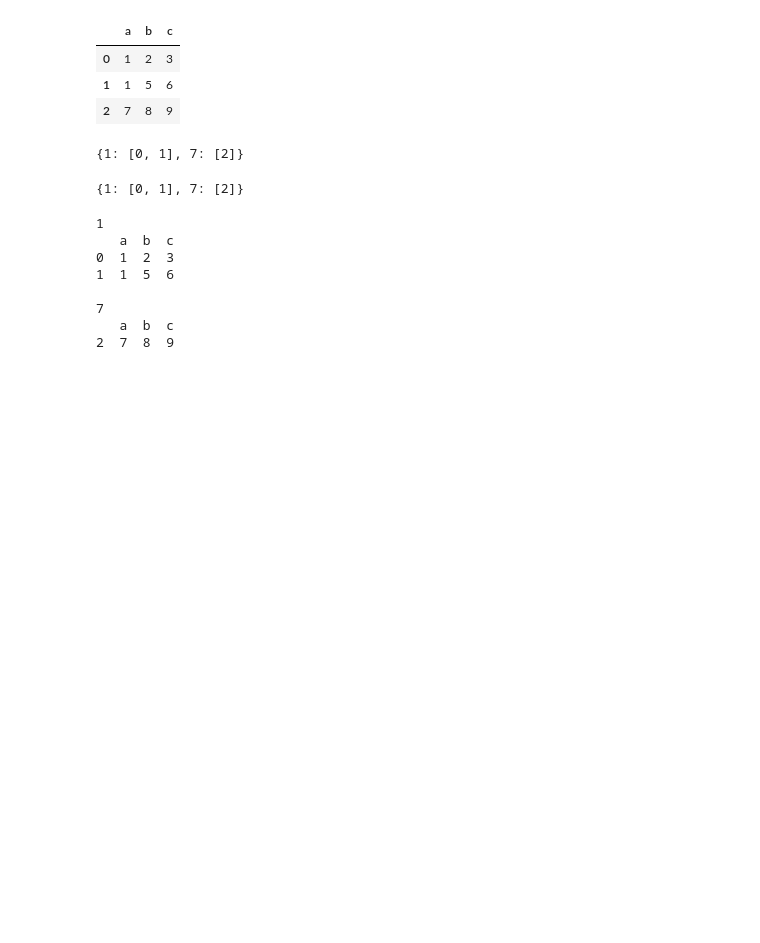
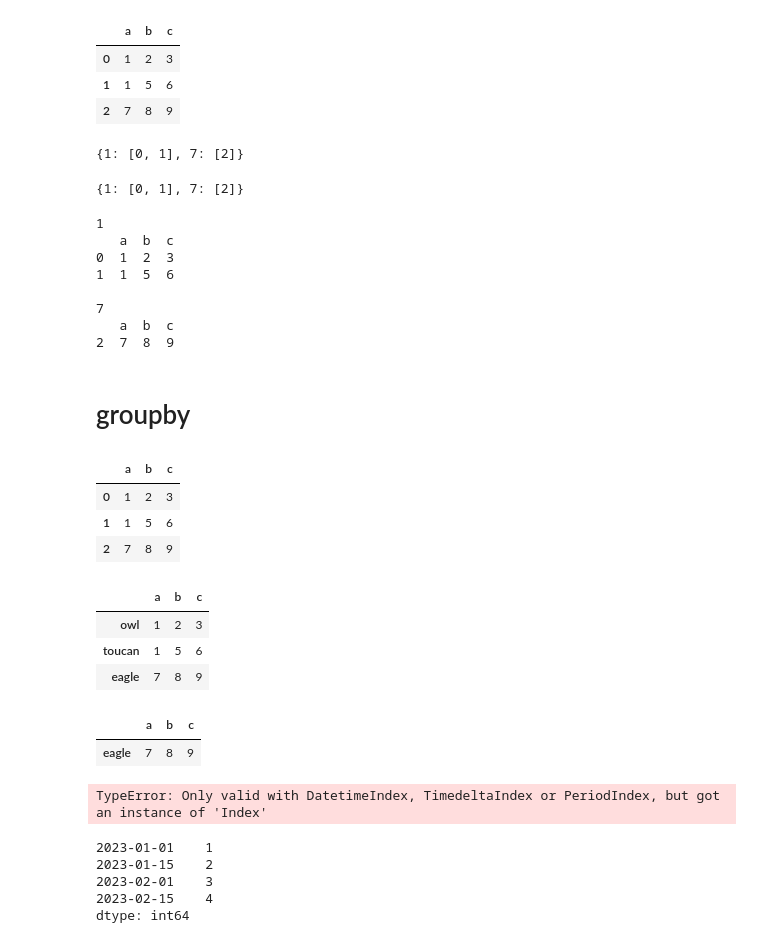
Before and after one commit to Junglepan/Pandas_Learning, a Jupyter notebook: DXWL_DATA/pandas_learning.ipynb, the cells around one changed output. Drawn from its saved outputs; the diff is of its cells as text; code cells hidden in the pictures; blank space fills up the shorter version.

```diff
--- a/DXWL_DATA/pandas_learning.ipynb
+++ b/DXWL_DATA/pandas_learning.ipynb
@@ -599,3 +599,34 @@ for name,info in df.groupby('a'):
 7
    a  b  c
 2  7  8  9
+# %% [markdown]
+# groupby
+# %%
+import pandas as pd
+data = [[1, 2, 3], [1, 5, 6], [7, 8, 9]]
+df = pd.DataFrame(data, columns=["a", "b", "c"])
+df
+# %% [output]
+|  | a | b | c |
+| 0 | 1 | 2 | 3 |
+| 1 | 1 | 5 | 6 |
+| 2 | 7 | 8 | 9 |
+# %%
+data = [[1, 2, 3], [1, 5, 6], [7, 8, 9]]
+df = pd.DataFrame(data, columns=["a", "b", "c"],
+                  index=["owl", "toucan", "eagle"])
+df
+# %% [output]
+|  | a | b | c |
+| owl | 1 | 2 | 3 |
+| toucan | 1 | 5 | 6 |
+| eagle | 7 | 8 | 9 |
+# %%
+df.groupby(by=["a"]).get_group(7)
+# %% [output]
+|  | a | b | c |
+| eagle | 7 | 8 | 9 |
+# %%
+df.resample()
+# %% [output]
+TypeError: Only valid with DatetimeIndex, TimedeltaIndex or PeriodIndex, but got an instance of 'Index'
@@ -601,0 +636,8 @@ for name,info in df.groupby('a'):
+# %%
+ser
+# %% [output]
+2023-01-01    1
+2023-01-15    2
+2023-02-01    3
+2023-02-15    4
+dtype: int64
```
Also changed, not shown: parts of 6 cells of this notebook, 1 other file.
